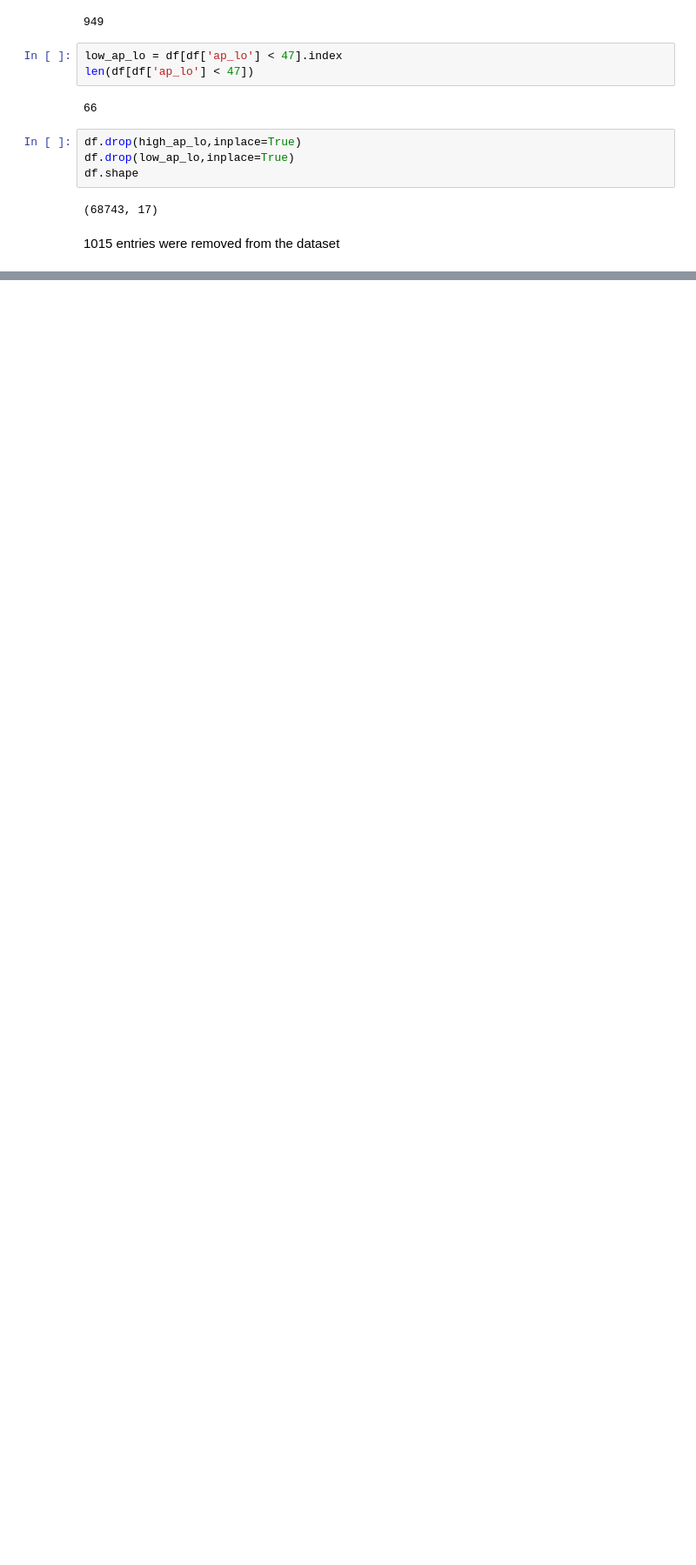
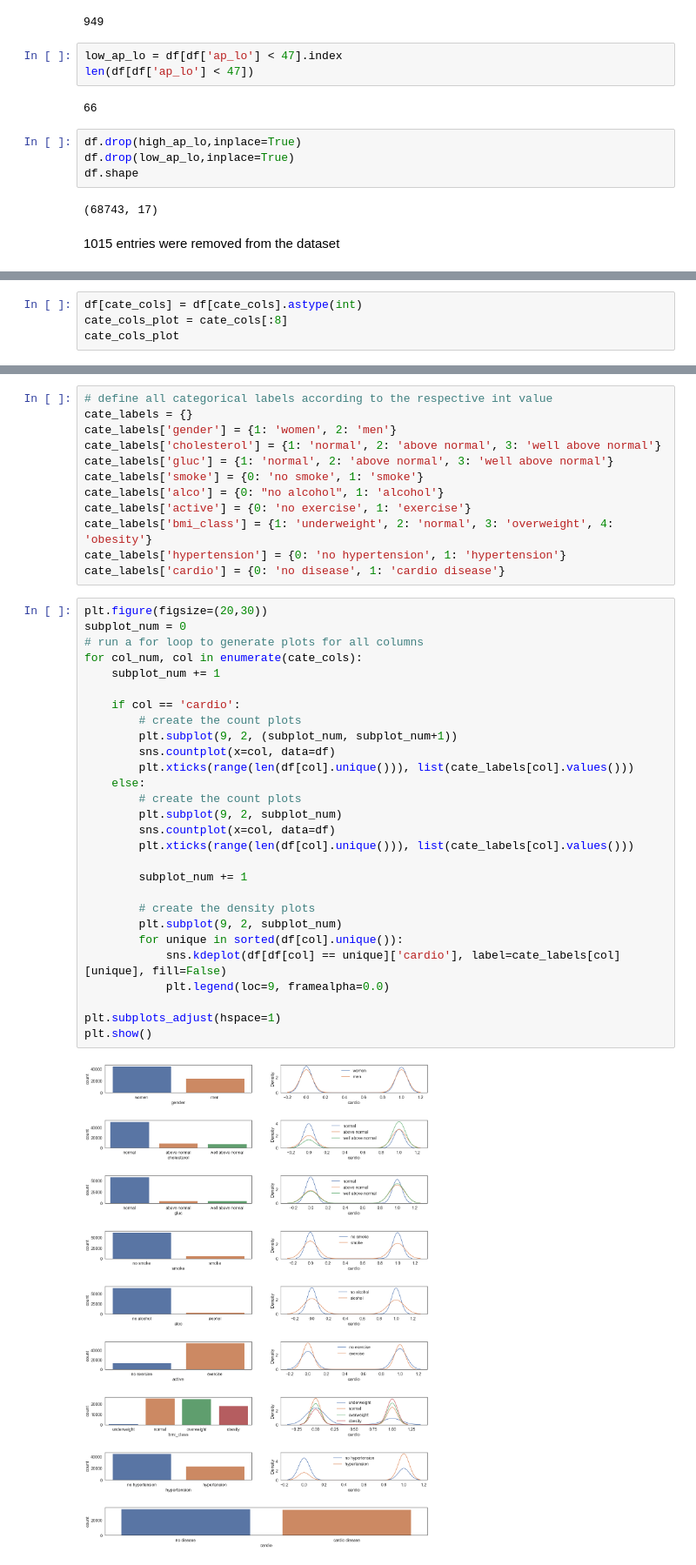
Before and after one commit to henriqueumeda/cardio-catch-diseases, a Jupyter notebook: Cardio Catch Diseases.ipynb, the cells around one changed output, grey strips where cells are left out. Shown at 87% size. Saved outputs shown, nothing was run; the diff lists cells and outputs as text; blank space fills up the shorter version.

```diff
--- a/Cardio Catch Diseases.ipynb
+++ b/Cardio Catch Diseases.ipynb
@@ -339,0 +432,4 @@ df.shape
+# %%
+df[cate_cols] = df[cate_cols].astype(int)
+cate_cols_plot = cate_cols[:8]
+cate_cols_plot
@@ -339,0 +445,42 @@ df.shape
+# %%
+# define all categorical labels according to the respective int value
+cate_labels = {}
+cate_labels['gender'] = {1: 'women', 2: 'men'}
+cate_labels['cholesterol'] = {1: 'normal', 2: 'above normal', 3: 'well above normal'}
+cate_labels['gluc'] = {1: 'normal', 2: 'above normal', 3: 'well above normal'}
+cate_labels['smoke'] = {0: 'no smoke', 1: 'smoke'}
+cate_labels['alco'] = {0: "no alcohol", 1: 'alcohol'}
+cate_labels['active'] = {0: 'no exercise', 1: 'exercise'}
+cate_labels['bmi_class'] = {1: 'underweight', 2: 'normal', 3: 'overweight', 4: 'obesity'}
+cate_labels['hypertension'] = {0: 'no hypertension', 1: 'hypertension'}
+cate_labels['cardio'] = {0: 'no disease', 1: 'cardio disease'}
+# %%
+plt.figure(figsize=(20,30))
+subplot_num = 0
+# run a for loop to generate plots for all columns
+for col_num, col in enumerate(cate_cols):
+    subplot_num += 1
+
+    if col == 'cardio':
+        # create the count plots
+        plt.subplot(9, 2, (subplot_num, subplot_num+1))
+        sns.countplot(x=col, data=df)
+        plt.xticks(range(len(df[col].unique())), list(cate_labels[col].values()))
+    else:
+        # create the count plots
+        plt.subplot(9, 2, subplot_num)
+        sns.countplot(x=col, data=df)
+        plt.xticks(range(len(df[col].unique())), list(cate_labels[col].values()))
+
+        subplot_num += 1
+
+        # create the density plots
+        plt.subplot(9, 2, subplot_num)
+        for unique in sorted(df[col].unique()):
+            sns.kdeplot(df[df[col] == unique]['cardio'], label=cate_labels[col][unique], fill=False)
+            plt.legend(loc=9, framealpha=0.0)
+
+plt.subplots_adjust(hspace=1)
+plt.show()
+# %% [output]
+[figure, added]
```
Also changed, not shown: parts of 52 cells of this notebook.
